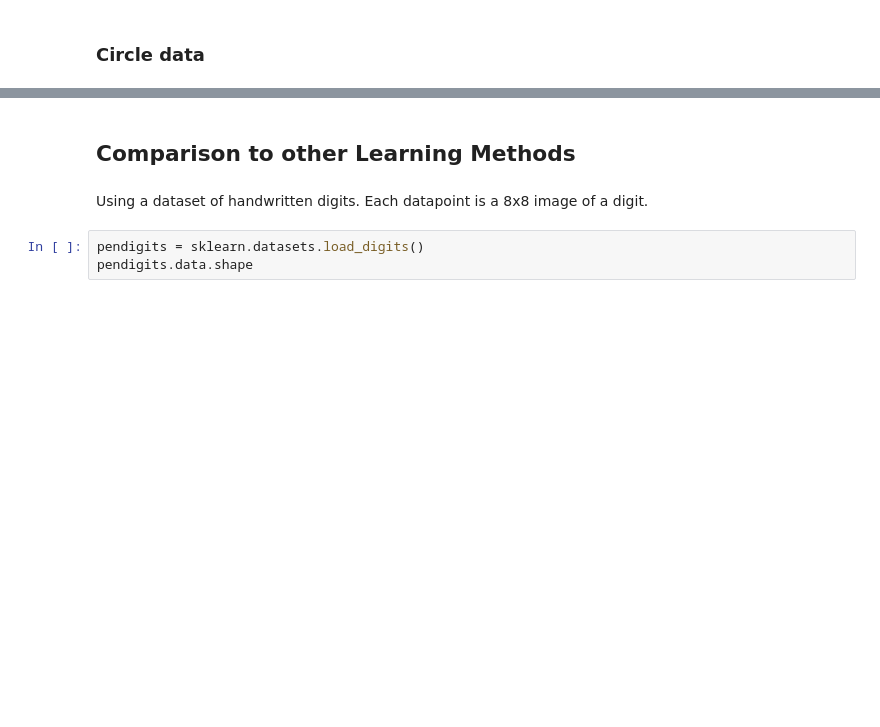
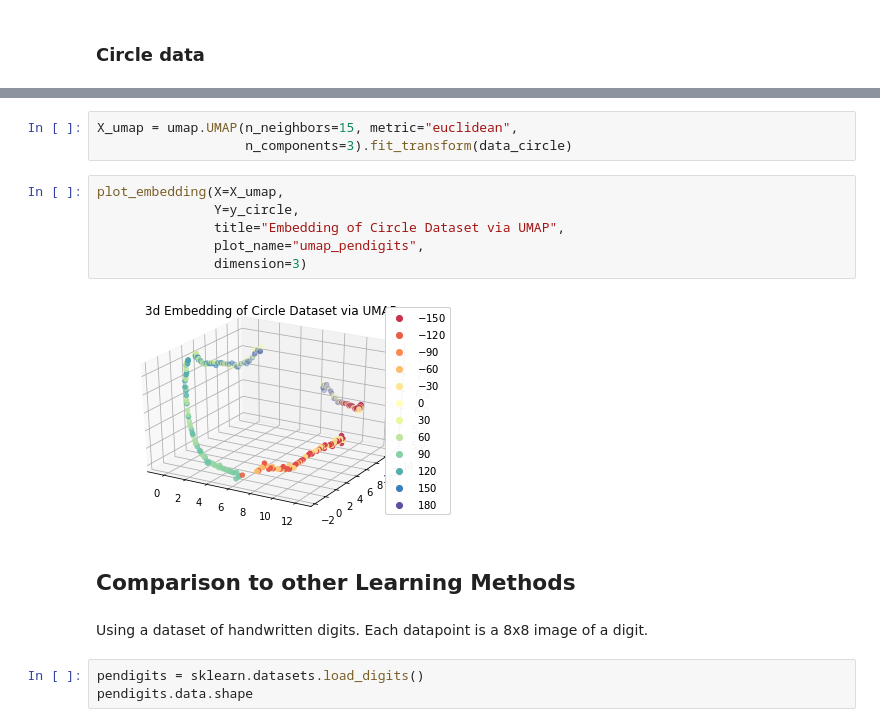
Before and after one commit to muskuloes/seminar_manil, a Jupyter notebook: UMAP.ipynb, the cells around one changed output, grey strips where cells are left out. Saved outputs shown, nothing was run; the diff lists cells and outputs as text; blank space fills up the shorter version.

```diff
--- a/UMAP.ipynb
+++ b/UMAP.ipynb
@@ -265,6 +276,17 @@ umap.plot.show(p_circle)
 # %% [output]
 [interactive output not drawn]
 [interactive output not drawn]
+# %%
+X_umap = umap.UMAP(n_neighbors=15, metric="euclidean",
+                   n_components=3).fit_transform(data_circle)
+# %%
+plot_embedding(X=X_umap,
+               Y=y_circle,
+               title="Embedding of Circle Dataset via UMAP",
+               plot_name="umap_pendigits",
+               dimension=3)
+# %% [output]
+[figure, added]
 # %% [markdown]
 ## Comparison to other Learning Methods
 # %% [markdown]
```
Also changed, not shown: parts of 17 cells of this notebook, 6 other files.
